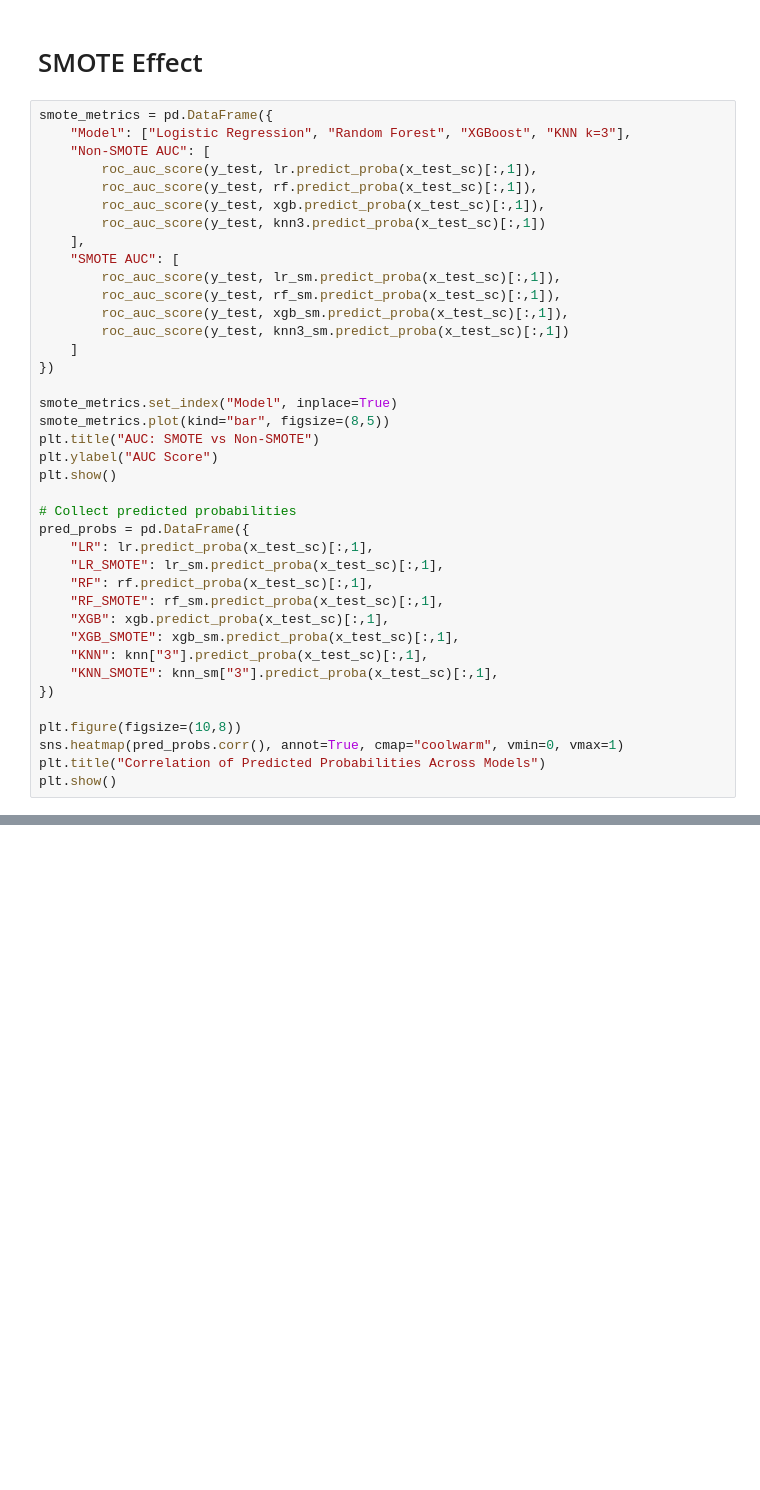
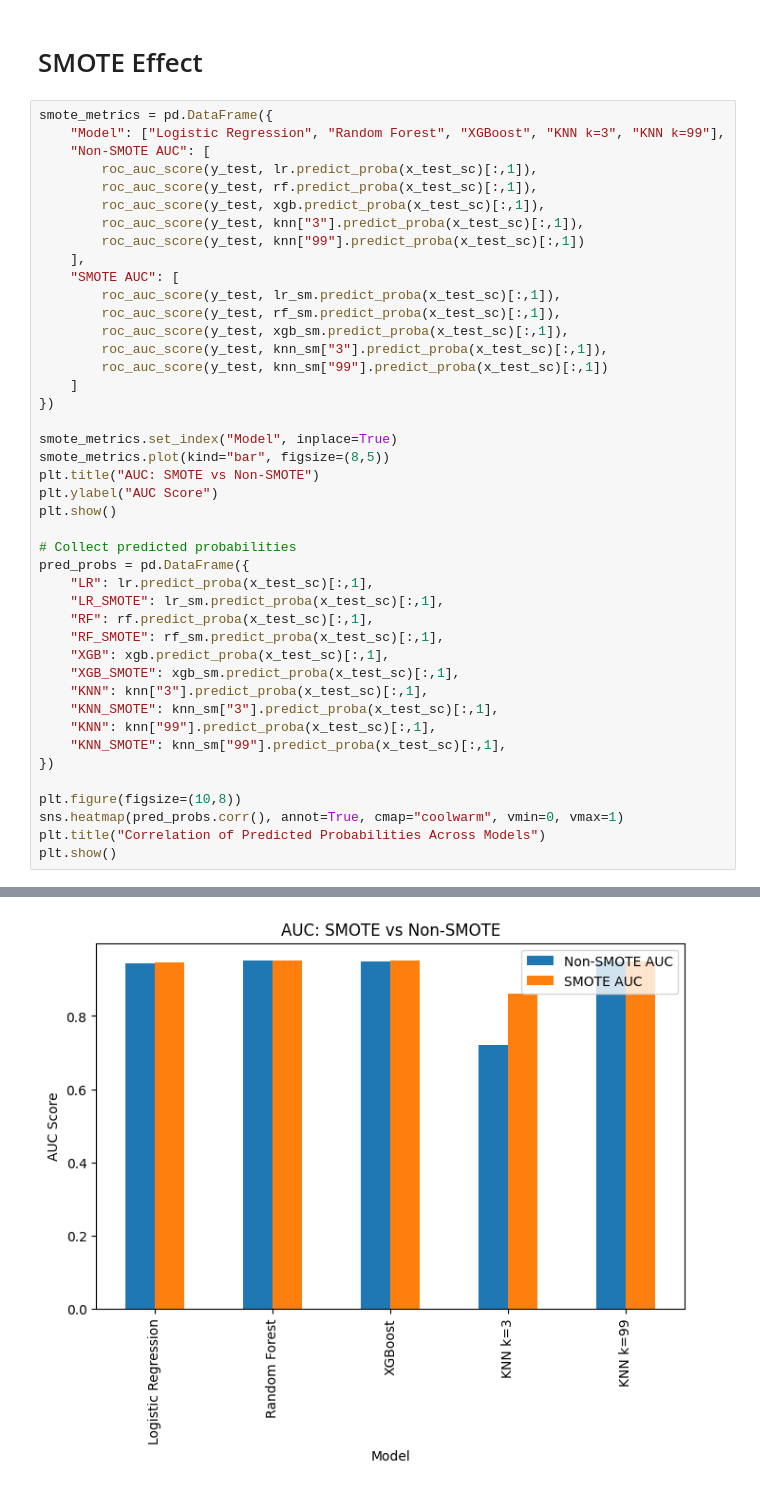
Before and after one commit to Vincent2308/Corporate-Bankruptcy, a Jupyter notebook: notebooks/week3/Taiwan_Week3.ipynb, the cells around one changed output, grey strips where cells are left out. Drawn from its saved outputs; the diff is of its cells as text; blank space fills up the shorter version.

```diff
--- a/notebooks/week3/Taiwan_Week3.ipynb
+++ b/notebooks/week3/Taiwan_Week3.ipynb
@@ -661,18 +591,20 @@ plt.show()
 # SMOTE Effect
 # %%
 smote_metrics = pd.DataFrame({
-    "Model": ["Logistic Regression", "Random Forest", "XGBoost", "KNN k=3"],
+    "Model": ["Logistic Regression", "Random Forest", "XGBoost", "KNN k=3", "KNN k=99"],
     "Non-SMOTE AUC": [
         roc_auc_score(y_test, lr.predict_proba(x_test_sc)[:,1]),
         roc_auc_score(y_test, rf.predict_proba(x_test_sc)[:,1]),
         roc_auc_score(y_test, xgb.predict_proba(x_test_sc)[:,1]),
-        roc_auc_score(y_test, knn3.predict_proba(x_test_sc)[:,1])
+        roc_auc_score(y_test, knn["3"].predict_proba(x_test_sc)[:,1]),
+        roc_auc_score(y_test, knn["99"].predict_proba(x_test_sc)[:,1])
     ],
     "SMOTE AUC": [
         roc_auc_score(y_test, lr_sm.predict_proba(x_test_sc)[:,1]),
         roc_auc_score(y_test, rf_sm.predict_proba(x_test_sc)[:,1]),
         roc_auc_score(y_test, xgb_sm.predict_proba(x_test_sc)[:,1]),
-        roc_auc_score(y_test, knn3_sm.predict_proba(x_test_sc)[:,1])
+        roc_auc_score(y_test, knn_sm["3"].predict_proba(x_test_sc)[:,1]),
+        roc_auc_score(y_test, knn_sm["99"].predict_proba(x_test_sc)[:,1])
     ]
 })
 
@@ -692,6 +624,8 @@ pred_probs = pd.DataFrame({
     "XGB_SMOTE": xgb_sm.predict_proba(x_test_sc)[:,1],
     "KNN": knn["3"].predict_proba(x_test_sc)[:,1],
     "KNN_SMOTE": knn_sm["3"].predict_proba(x_test_sc)[:,1],
+    "KNN": knn["99"].predict_proba(x_test_sc)[:,1],
+    "KNN_SMOTE": knn_sm["99"].predict_proba(x_test_sc)[:,1],
 })
 
 plt.figure(figsize=(10,8))
@@ -702,0 +636 @@ NameError: name 'knn3' is not defined
+[figure, added]
```
Also changed, not shown: parts of 32 cells of this notebook.
